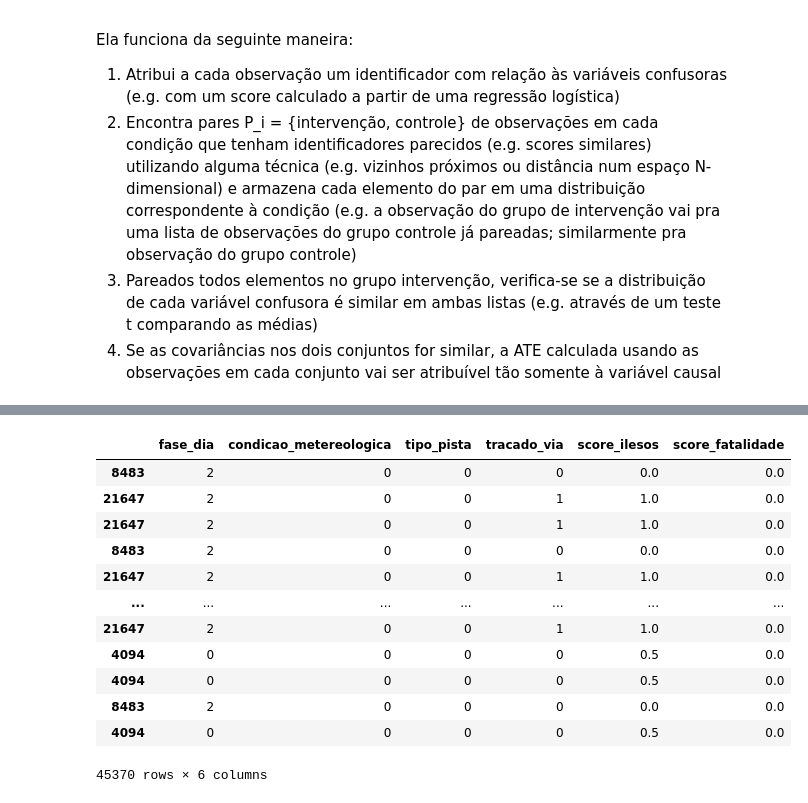
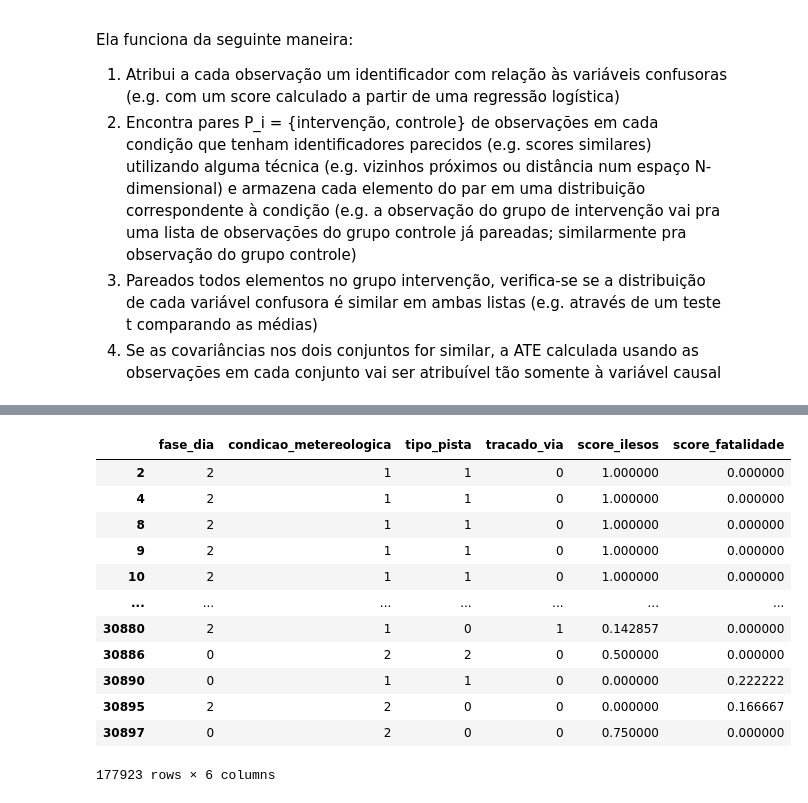
Before and after one commit to lfernandof/causal_inference, a Jupyter notebook: slippery_grounds.ipynb, the cells around one changed output, grey strips where cells are left out. Drawn from its saved outputs; the diff is of its cells as text; code cells hidden in the pictures.

```diff
--- a/slippery_grounds.ipynb
+++ b/slippery_grounds.ipynb
@@ -279,18 +291,16 @@ print(kd_controle.query(grupo_intervencao.drop(columns=['score_ilesos','score_fa
-# %%
-# dataframe com os dados desse grupo controle
-controle_pareado = grupo_controle.iloc[kd_controle.query(grupo_intervencao.drop(columns=['score_ilesos','score_fatalidade','condicao_metereologica']).values, k=1)[-1]]
-controle_pareado
-# %% [output]
-|  | fase_dia | condicao_metereologica | tipo_pista | tracado_via | score_ilesos | score_fatalidade |
-| 8483 | 2 | 0 | 0 | 0 | 0.0 | 0.0 |
-| 21647 | 2 | 0 | 0 | 1 | 1.0 | 0.0 |
-| 21647 | 2 | 0 | 0 | 1 | 1.0 | 0.0 |
-| 8483 | 2 | 0 | 0 | 0 | 0.0 | 0.0 |
-| 21647 | 2 | 0 | 0 | 1 | 1.0 | 0.0 |
-| ... | ... | ... | ... | ... | ... | ... |
-| 21647 | 2 | 0 | 0 | 1 | 1.0 | 0.0 |
-| 4094 | 0 | 0 | 0 | 0 | 0.5 | 0.0 |
-| 4094 | 0 | 0 | 0 | 0 | 0.5 | 0.0 |
-| 8483 | 2 | 0 | 0 | 0 | 0.0 | 0.0 |
-| 4094 | 0 | 0 | 0 | 0 | 0.5 | 0.0 |
-45370 rows × 6 columns
+# %%
+grupo_intervencao
+# %% [output]
+|  | fase_dia | condicao_metereologica | tipo_pista | tracado_via | score_ilesos | score_fatalidade |
+| 2 | 2 | 1 | 1 | 0 | 1.000000 | 0.000000 |
+| 4 | 2 | 1 | 1 | 0 | 1.000000 | 0.000000 |
+| 8 | 2 | 1 | 1 | 0 | 1.000000 | 0.000000 |
+| 9 | 2 | 1 | 1 | 0 | 1.000000 | 0.000000 |
+| 10 | 2 | 1 | 1 | 0 | 1.000000 | 0.000000 |
+| ... | ... | ... | ... | ... | ... | ... |
+| 30880 | 2 | 1 | 0 | 1 | 0.142857 | 0.000000 |
+| 30886 | 0 | 2 | 2 | 0 | 0.500000 | 0.000000 |
+| 30890 | 0 | 1 | 1 | 0 | 0.000000 | 0.222222 |
+| 30895 | 2 | 2 | 0 | 0 | 0.000000 | 0.166667 |
+| 30897 | 0 | 2 | 0 | 0 | 0.750000 | 0.000000 |
+177923 rows × 6 columns
```
Also changed, not shown: parts of 20 cells of this notebook.
